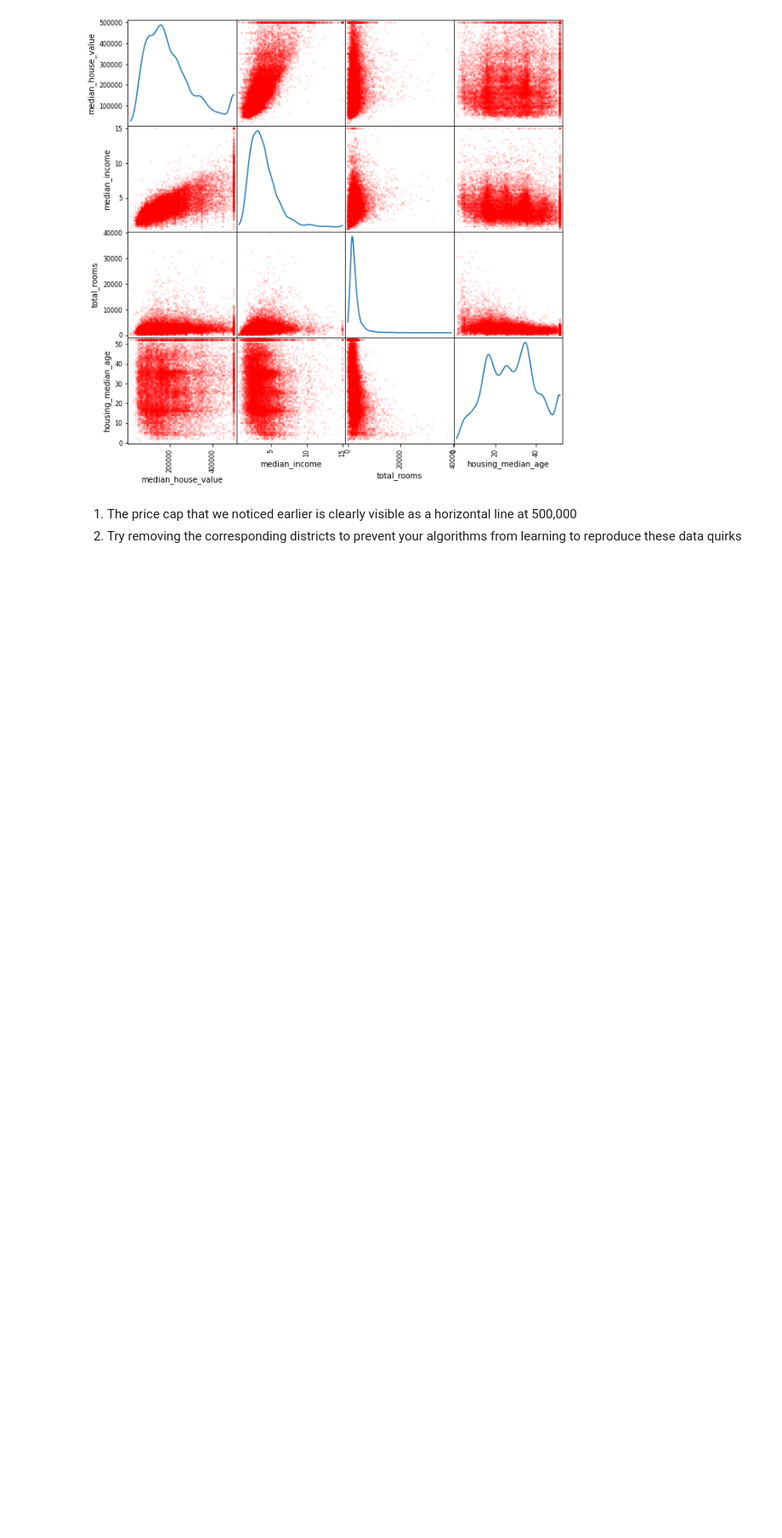
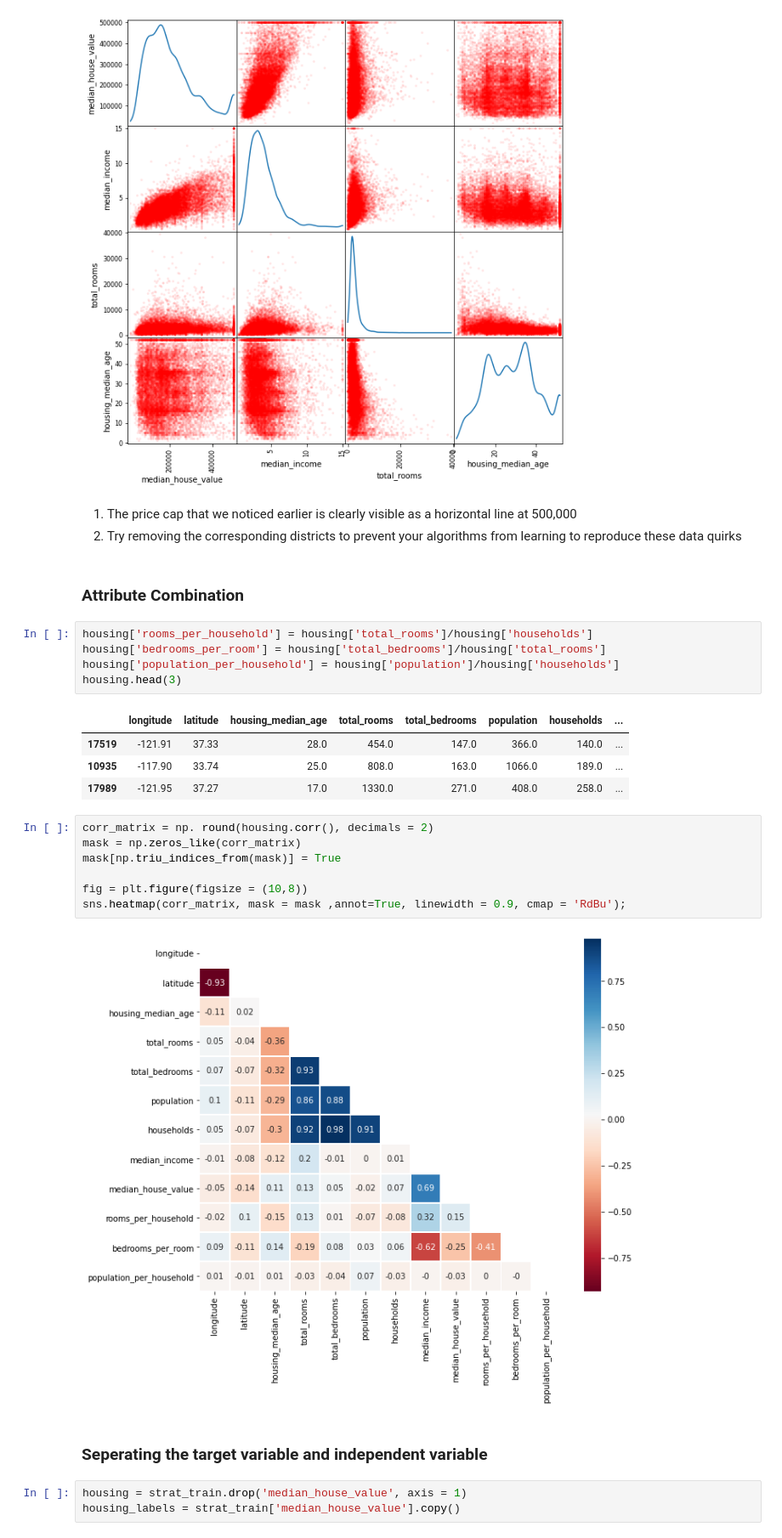
Before and after one commit to nabeel-hasan/Machine-Learning-Algorithms, a Jupyter notebook: 1.Understanding_Data.ipynb, the cells around one changed output. Shown at 85% size. Drawn from its saved outputs; the diff is of its cells as text; blank space fills up the shorter version.

```diff
--- a/1.Understanding_Data.ipynb
+++ b/1.Understanding_Data.ipynb
@@ -218,3 +224,29 @@ scatter_matrix(housing[attributes], color = 'red', figsize = (10,10), alpha = 0.
 # %% [markdown]
 1. The price cap that we noticed earlier is clearly visible as a horizontal line at 500,000
 2. Try removing the corresponding districts to prevent your algorithms from learning to reproduce these data quirks
+# %% [markdown]
+### **Attribute Combination**
+# %%
+housing['rooms_per_household'] = housing['total_rooms']/housing['households']
+housing['bedrooms_per_room'] = housing['total_bedrooms']/housing['total_rooms']
+housing['population_per_household'] = housing['population']/housing['households']
+housing.head(3)
+# %% [output]
+|  | longitude | latitude | housing_median_age | total_rooms | total_bedrooms | population | households | ... |
+| 17519 | -121.91 | 37.33 | 28.0 | 454.0 | 147.0 | 366.0 | 140.0 | ... |
+| 10935 | -117.90 | 33.74 | 25.0 | 808.0 | 163.0 | 1066.0 | 189.0 | ... |
+| 17989 | -121.95 | 37.27 | 17.0 | 1330.0 | 271.0 | 408.0 | 258.0 | ... |
+# %%
+corr_matrix = np. round(housing.corr(), decimals = 2)
+mask = np.zeros_like(corr_matrix)
+mask[np.triu_indices_from(mask)] = True
+
+fig = plt.figure(figsize = (10,8))
+sns.heatmap(corr_matrix, mask = mask ,annot=True, linewidth = 0.9, cmap = 'RdBu');
+# %% [output]
+[figure, added]
+# %% [markdown]
+### **Seperating the target variable and independent variable**
+# %%
+housing = strat_train.drop('median_house_value', axis = 1)
+housing_labels = strat_train['median_house_value'].copy()
```
Also changed, not shown: parts of 50 cells of this notebook.
